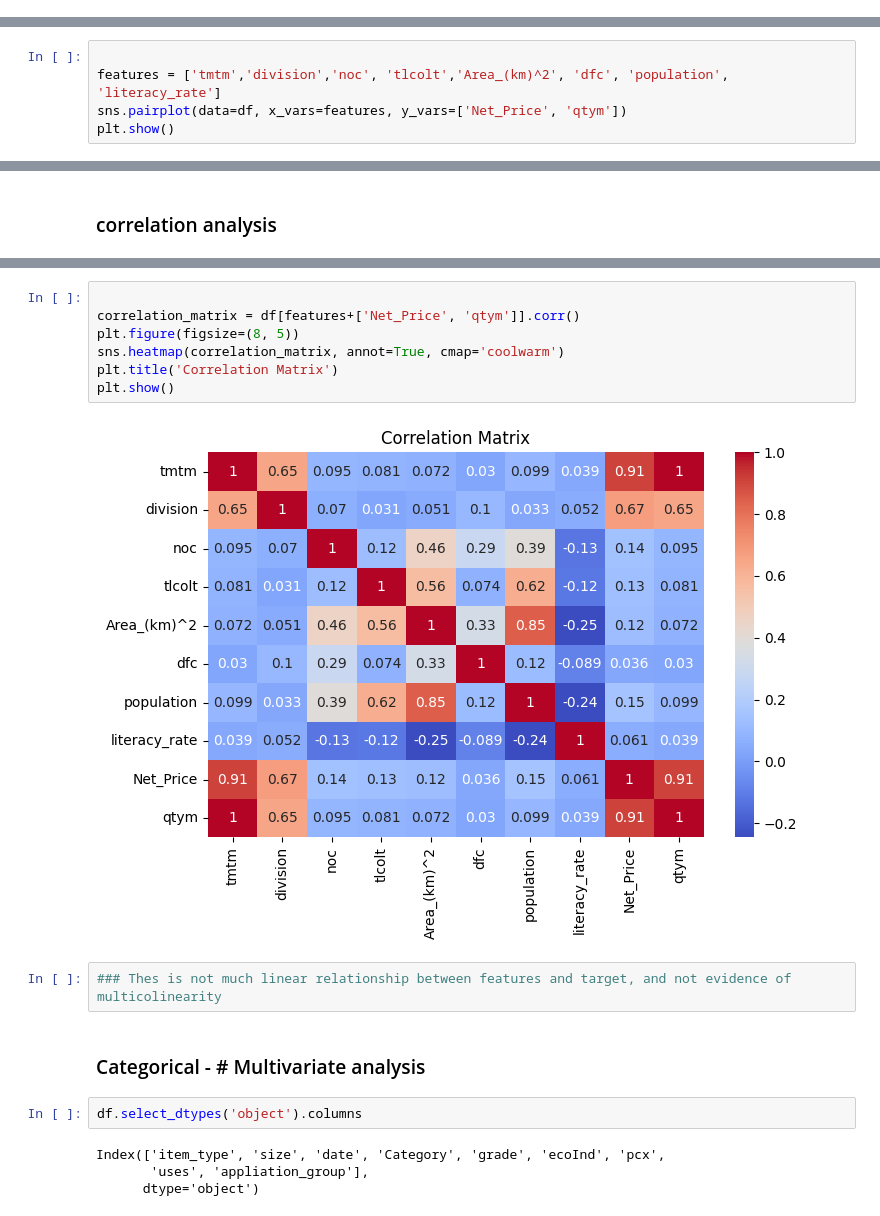
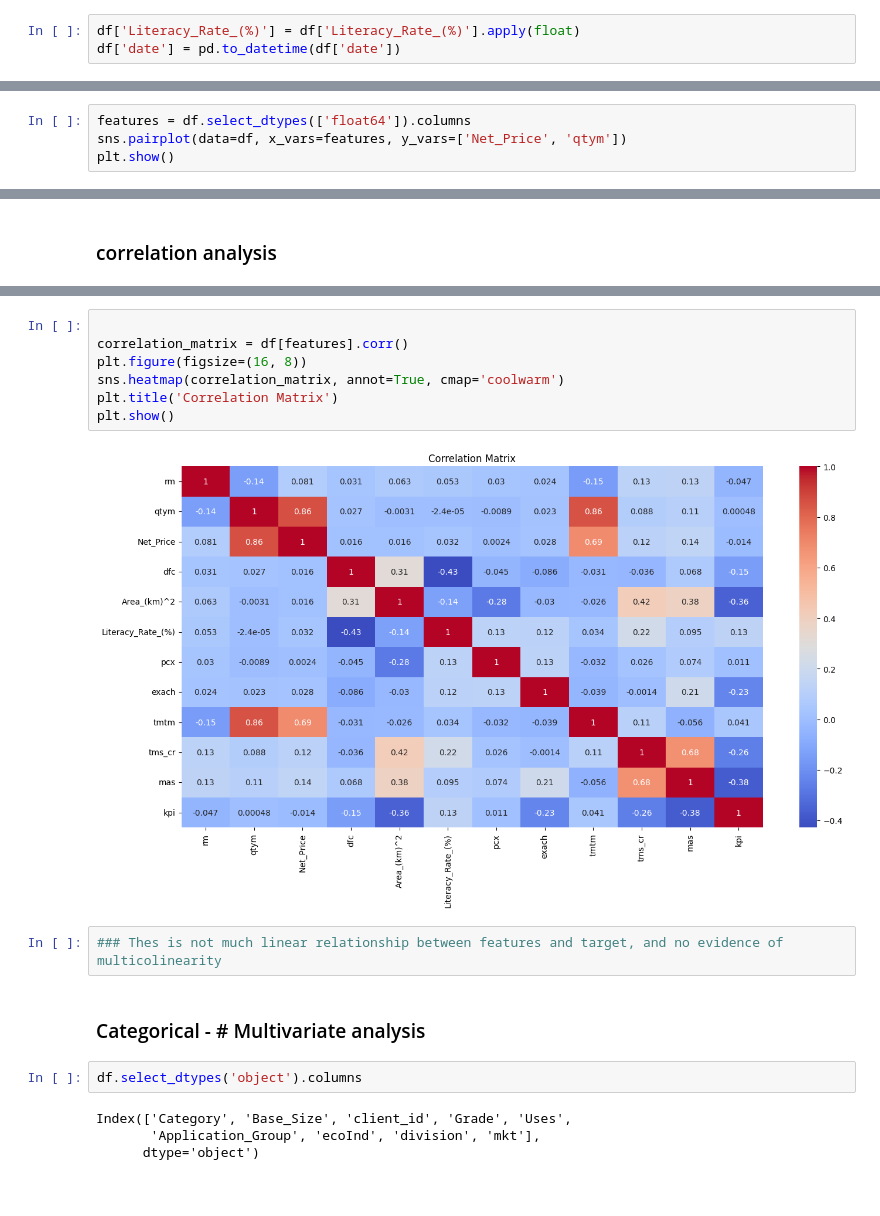
Before and after one commit to Maruf2309/demand-forecast-SQGroup, a Jupyter notebook: notebooks/b_PreProcess/a_EDA.ipynb, the cells around one changed output, grey strips where cells are left out. Cells and saved outputs as stored; diff of their text form.

```diff
--- a/notebooks/b_PreProcess/a_EDA.ipynb
+++ b/notebooks/b_PreProcess/a_EDA.ipynb
@@ -163,0 +213,3 @@ Index(['CID', 'item_type_id', 'item_type', 'size', 'date', 'Category', 'grade',
+# %%
+df['Literacy_Rate_(%)'] = df['Literacy_Rate_(%)'].apply(float)
+df['date'] = pd.to_datetime(df['date'])
@@ -332,8 +534,7 @@ Index(['CID', 'item_type_id', 'outlet_id', 'qtym', 'Net_Price', 'tmtm',
 # %% [markdown]
 ### Features Target Scatter plot
 # %%
-
-features = ['tmtm','division','noc', 'tlcolt','Area_(km)^2', 'dfc', 'population', 'literacy_rate']
+features = df.select_dtypes(['float64']).columns
 sns.pairplot(data=df, x_vars=features, y_vars=['Net_Price', 'qtym'])
 plt.show()
 # %% [output]
@@ -343,20 +550,20 @@ plt.show()
 # %%
 
-correlation_matrix = df[features+['Net_Price', 'qtym']].corr()
-plt.figure(figsize=(8, 5))
+correlation_matrix = df[features].corr()
+plt.figure(figsize=(16, 8))
 sns.heatmap(correlation_matrix, annot=True, cmap='coolwarm')
 plt.title('Correlation Matrix')
 plt.show()
 # %% [output]
-[figure, old version]
+[figure, new version]
 # %%
-### Thes is not much linear relationship between features and target, and not evidence of multicolinearity
+### Thes is not much linear relationship between features and target, and no evidence of multicolinearity
 # %% [markdown]
 ### Categorical - # Multivariate analysis
 # %%
 df.select_dtypes('object').columns
 # %% [output]
-Index(['item_type', 'size', 'date', 'Category', 'grade', 'ecoInd', 'pcx',
-       'uses', 'appliation_group'],
+Index(['Category', 'Base_Size', 'client_id', 'Grade', 'Uses',
+       'Application_Group', 'ecoInd', 'division', 'mkt'],
       dtype='object')
 # %%
```
Also changed, not shown: parts of 37 cells of this notebook, 5 other files.
